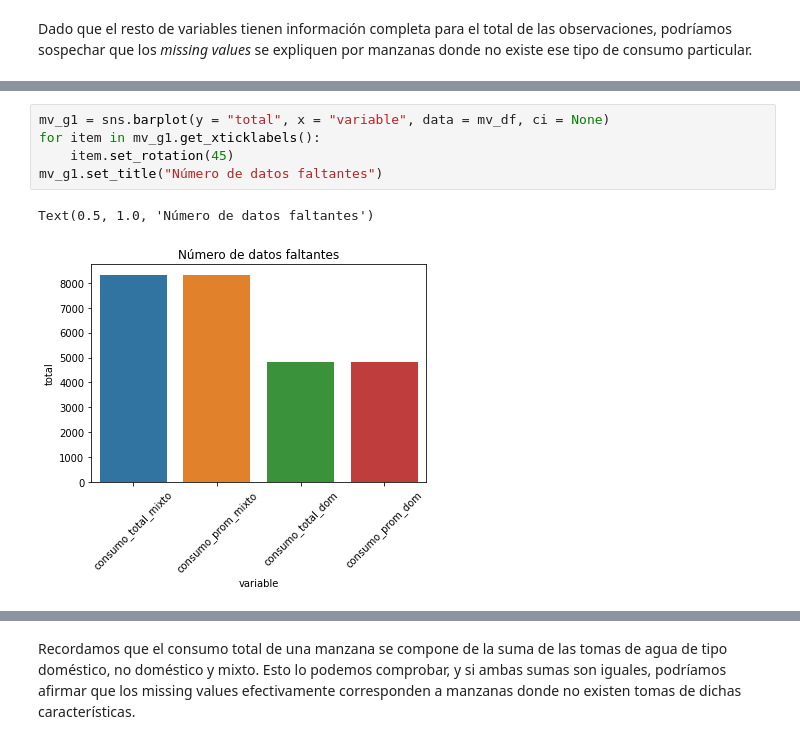
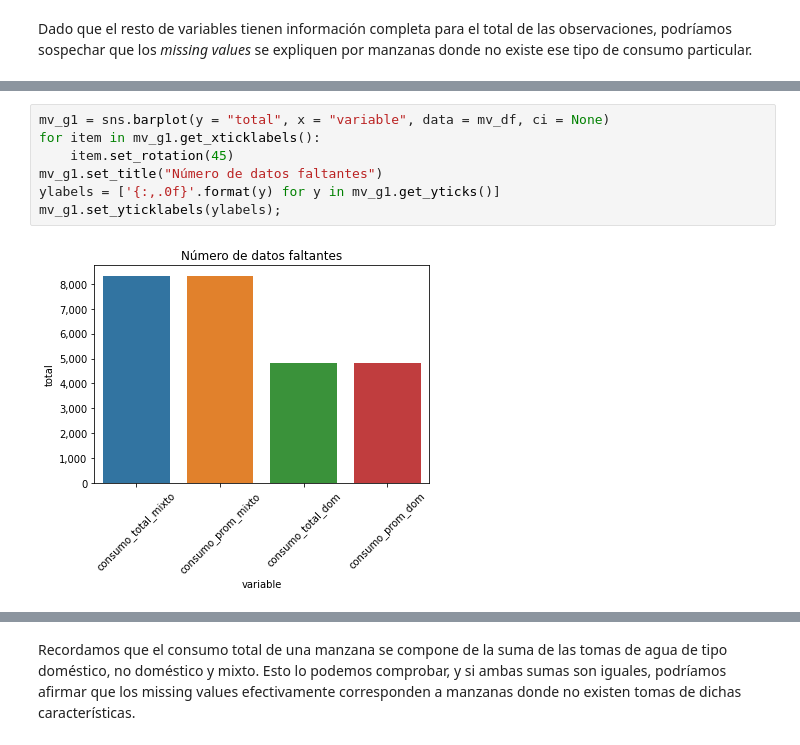
Before and after one commit to lechugaa/intro_ds_p1_consumo_agua, a Jupyter notebook: agua_profiling_reporte_cliente.ipynb, the cells around one changed output, grey strips where cells are left out. Drawn from its saved outputs; the diff is of its cells as text.

```diff
--- a/agua_profiling_reporte_cliente.ipynb
+++ b/agua_profiling_reporte_cliente.ipynb
@@ -479,11 +481,12 @@ mv_df
 # %%
 mv_g1 = sns.barplot(y = "total", x = "variable", data = mv_df, ci = None)
 for item in mv_g1.get_xticklabels():
     item.set_rotation(45)
 mv_g1.set_title("Número de datos faltantes")
+ylabels = ['{:,.0f}'.format(y) for y in mv_g1.get_yticks()]
+mv_g1.set_yticklabels(ylabels);
 # %% [output]
-Text(0.5, 1.0, 'Número de datos faltantes')
-[figure, old version]
+[figure, new version]
 # %%
 mv_g2 = sns.barplot(y = "porcentaje", x = "variable", data = mv_df, ci = None)
 for item in mv_g2.get_xticklabels():
```
Also changed, not shown: parts of 39 cells of this notebook, 1 other file.
